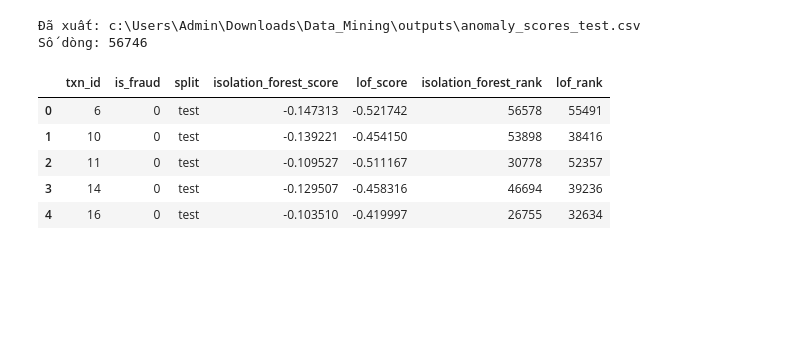
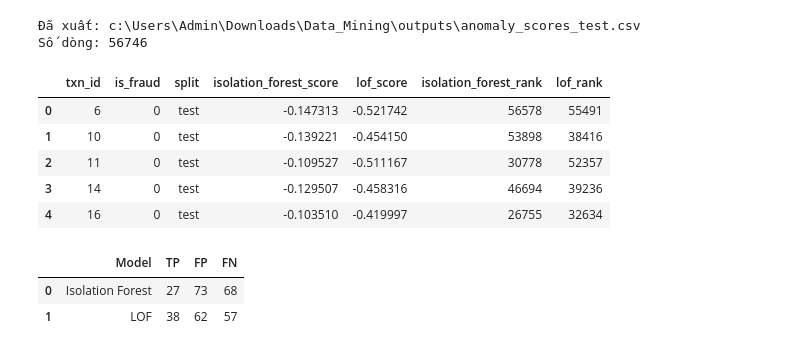
Before and after one commit to phamvanquynh04112005-prog/Data_Mining, a Jupyter notebook: notebooks/03_anomaly_detection.ipynb, the cells around one changed output. Drawn from its saved outputs; the diff is of its cells as text; code cells hidden in the pictures; blank space fills up the shorter version.

Commit message:
docs: add processed test error analysis

```diff
--- a/notebooks/03_anomaly_detection.ipynb
+++ b/notebooks/03_anomaly_detection.ipynb
@@ -652,3 +652,35 @@ Số dòng: 56746
 | 2 | 11 | 0 | test | -0.109527 | -0.511167 | 30778 | 52357 |
 | 3 | 14 | 0 | test | -0.129507 | -0.458316 | 46694 | 39236 |
 | 4 | 16 | 0 | test | -0.103510 | -0.419997 | 26755 | 32634 |
+# %%
+# Phân tích Top 100 trên Test
+error_results = []
+
+for name, scores in [
+    ("Isolation Forest", iso_test_scores),
+    ("LOF", lof_test_scores)
+]:
+    top100 = np.argsort(-scores)[:100]
+    tp = int(y_test[top100].sum())
+    fp = 100 - tp
+    fn = int(y_test.sum()) - tp
+
+    error_results.append({
+        "Model": name,
+        "TP": tp,
+        "FP": fp,
+        "FN": fn
+    })
+
+error_analysis = pd.DataFrame(error_results)
+
+display(error_analysis)
+
+error_analysis.to_csv(
+    output_dir / "model_error_analysis_processed_test.csv",
+    index=False
+)
+# %% [output]
+|  | Model | TP | FP | FN |
+| 0 | Isolation Forest | 27 | 73 | 68 |
+| 1 | LOF | 38 | 62 | 57 |
```
Also changed, not shown: 1 other file.
